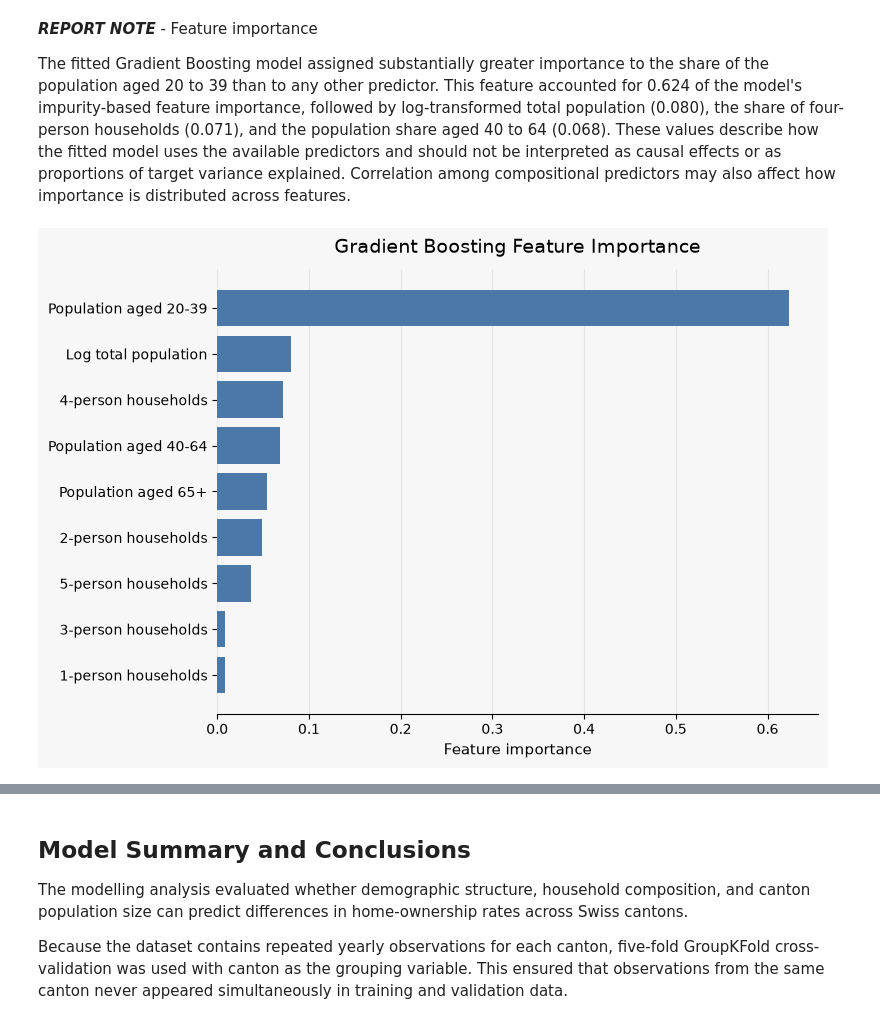
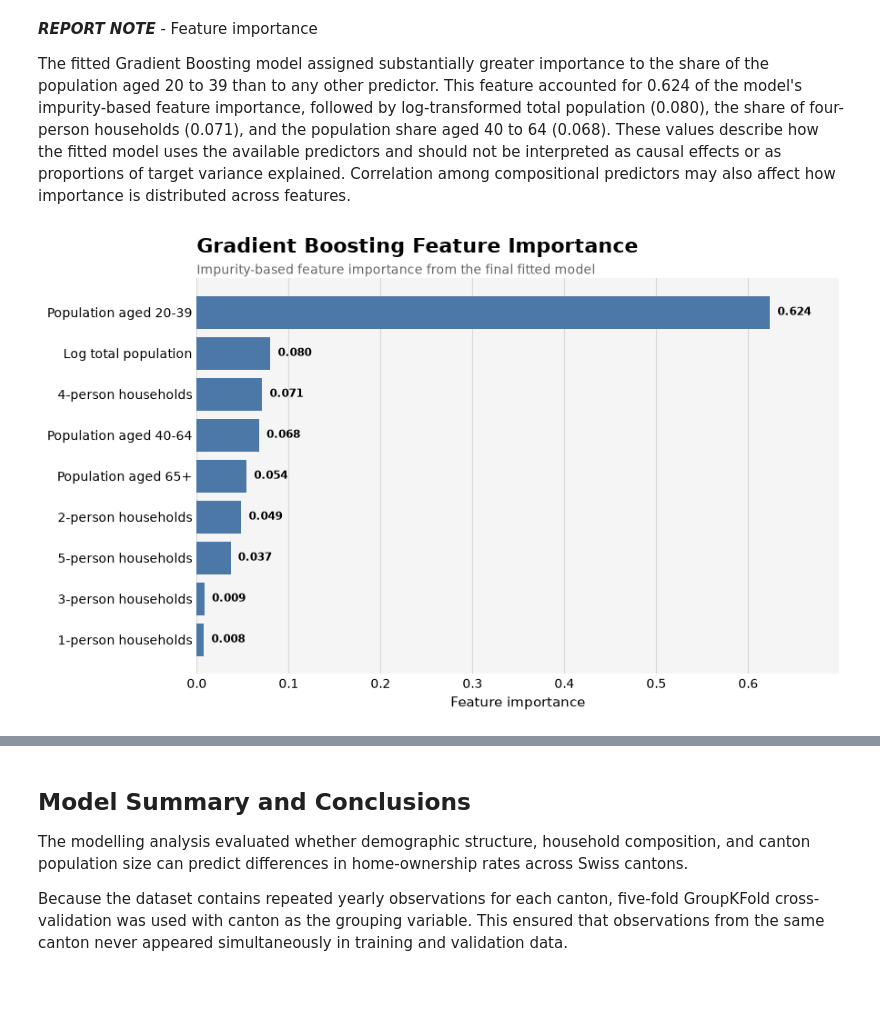
Before and after one commit to edelarubia/swiss-data-intelligence, a Jupyter notebook: notebooks/03_modelling.ipynb, the cells around one changed output, grey strips where cells are left out. Saved outputs shown, nothing was run; the diff lists cells and outputs as text; code cells hidden in the pictures; blank space fills up the shorter version.

Commit message:
Complete modelling evaluation, Streamlit MVP and report draft

```diff
--- a/notebooks/03_modelling.ipynb
+++ b/notebooks/03_modelling.ipynb
@@ -825,14 +965,12 @@ feature_labels = {
     "SHARE_1_PERSON_HOUSEHOLDS": "1-person households",
 }
 
-
 feature_importance_plot = feature_importance.copy()
 
 feature_importance_plot["FEATURE_LABEL"] = (
     feature_importance_plot["FEATURE"]
     .map(feature_labels)
 )
-
 
 # Sort ascending so the most important feature appears at the top
 # of the horizontal bar chart.
@@ -841,50 +979,98 @@ feature_importance_plot = (
     .sort_values("IMPORTANCE")
 )
 
-
 fig, ax = plt.subplots(
-    figsize=(8, 5.5)
+    figsize=(9, 5.5)
 )
 
-fig.patch.set_facecolor("#F7F7F7")
-ax.set_facecolor("#F7F7F7")
+fig.patch.set_facecolor("white")
+ax.set_facecolor("#F5F5F5")
 
-
-ax.barh(
+bars = ax.barh(
     feature_importance_plot["FEATURE_LABEL"],
     feature_importance_plot["IMPORTANCE"],
     color="#4C78A8",
 )
 
+# Display the exact relative importance next to each bar.
+for bar, value in zip(
+    bars,
+    feature_importance_plot["IMPORTANCE"],
+):
+    ax.text(
+        value + 0.008,
+        bar.get_y() + bar.get_height() / 2,
+        f"{value:.3f}",
+        va="center",
+        ha="left",
+        fontsize=8.5,
+        fontweight="bold",
+    )
+
+ax.set_title(
+    "Gradient Boosting Feature Importance",
+    fontsize=16,
+    fontweight="bold",
+    loc="left",
+    pad=20,
+)
+
+ax.text(
+    0,
+    1.01,
+    "Impurity-based feature importance from the final fitted model",
+    transform=ax.transAxes,
+    fontsize=10,
+    color="#666666",
+)
 
 ax.set_xlabel(
     "Feature importance",
     fontsize=11,
 )
 
 ax.set_ylabel("")
 
-ax.set_title(
-    "Gradient Boosting Feature Importance",
-    fontsize=14,
-    pad=12,
+# Leave enough horizontal space for the numerical labels.
+ax.set_xlim(
+    0,
+    feature_importance_plot["IMPORTANCE"].max() * 1.12,
 )
-
 
 ax.grid(
     axis="x",
-    alpha=0.25,
+    color="#D9D9D9",
     linewidth=0.8,
 )
 
 ax.set_axisbelow(True)
 
-ax.spines["top"].set_visible(False)
-ax.spines["right"].set_visible(False)
-ax.spines["left"].set_visible(False)
+for spine in ax.spines.values():
+    spine.set_visible(False)
 
+ax.tick_params(
+    axis="both",
+    length=0,
+)
 
 plt.tight_layout()
+
+# Save a high-resolution version for the final report.
+figure_path = (
+    PROJECT_ROOT
+    / "reports"
+    / "figures"
+    / "gradient_boosting_feature_importance.png"
+)
+
+fig.savefig(
+    figure_path,
+    dpi=300,
+    bbox_inches="tight",
+)
+
 plt.show()
+
+print(f"Figure saved to: {figure_path}")
 # %% [output]
-[figure, old version]
+[figure, new version]
```
Also changed, not shown: parts of 4 cells of this notebook, 18 other files.
